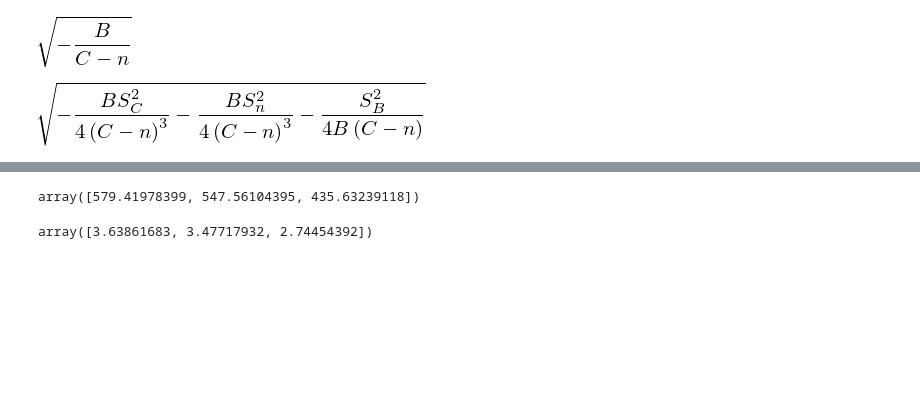
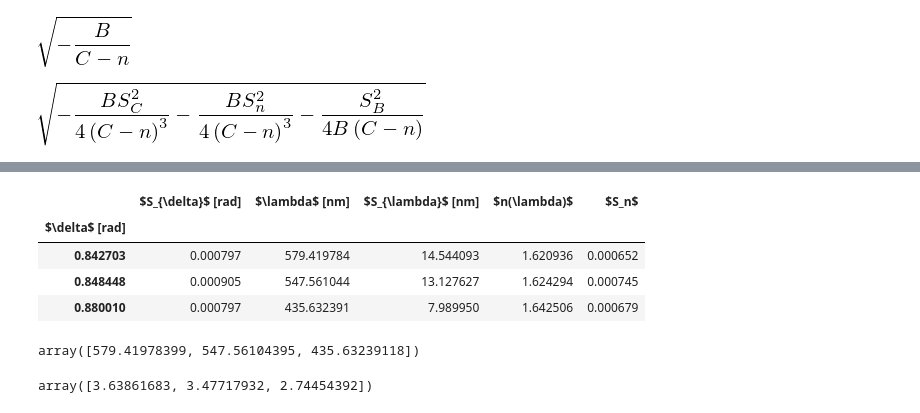
Before and after one commit to Cubedsheep/experimentele-basistechnieken, a Jupyter notebook: spectrometer/spectrometer.ipynb, the cells around one changed output, grey strips where cells are left out. Saved outputs shown, nothing was run; the diff lists cells and outputs as text; code cells hidden in the pictures; blank space fills up the shorter version.

Commit message:
schematische voorstelling analoge spectrometer en aanpassingen aan notebook spectrometer om latex tabellen met data te exporteren

```diff
--- a/spectrometer/spectrometer.ipynb
+++ b/spectrometer/spectrometer.ipynb
@@ -186,6 +213,8 @@ n_num = sp.lambdify([delta, alfa], n, "numpy")(mean, ALPHA*np.ones_like(mean))
 # bereken de fout op elke hoek, rekening houdend met de systematische fout
 sys_fout = DMS_to_rad(0, 3)/np.sqrt(3)*np.sqrt(2)
 errors = np.array([max(sys_fout/np.sqrt(len(lijnen[i])), stdv[i]) for i in range(3)])
+# breng fout op nulhoek in rekening
+errors = np.sqrt(errors**2 + sys_fout**2)
 # bereken de fouten op n
 S_n = sp.lambdify([alfa, delta, dalfa, ddelta], dn, "numpy")(ALPHA*np.ones_like(mean), mean, errors, np.zeros_like(mean))
 # %%
@@ -194,3 +223,10 @@ B_num, C_num = (fit[0][0], fit[0][1])
 S_B_num, S_C_num = np.sqrt(np.array([fit[1][0,0], fit[1][1,1]]))
 LAMBDA = sp.lambdify(sym, cauchy_inv, "numpy")(B_num*np.ones_like(n_num), C_num*np.ones_like(n_num), n_num)
 S_LAMBDA = sp.lambdify(sym + S_sym, S_lam, "numpy")(B_num*np.ones_like(n_num), C_num*np.ones_like(n_num), n_num, S_B_num*np.ones_like(n_num), S_C_num*np.ones_like(n_num), S_n)
+# %%
+df = pd.DataFrame([mean, errors, LAMBDA, S_LAMBDA, n_num, S_n])
+df = df.transpose()
+df.columns = ["$\delta$ [rad]", "$S_{\delta}$ [rad]", "$\lambda$ [nm]", "$S_{\lambda}$ [nm]", "$n(\lambda)$", "$S_n$"]
+df.index = df["$\delta$ [rad]"]
+del df["$\delta$ [rad]"]
+print(df.round(4).to_latex())
@@ -197,3 +244,11 @@ S_LAMBDA = sp.lambdify(sym + S_sym, S_lam, "numpy")(B_num*np.ones_like(n_num), C
+# %%
+df
+# %% [output]
+|  | $S_{\delta}$ [rad] | $\lambda$ [nm] | $S_{\lambda}$ [nm] | $n(\lambda)$ | $S_n$ |
+| $\delta$ [rad] |  |  |  |  |  |
+| 0.842703 | 0.000797 | 579.419784 | 14.544093 | 1.620936 | 0.000652 |
+| 0.848448 | 0.000905 | 547.561044 | 13.127627 | 1.624294 | 0.000745 |
+| 0.880010 | 0.000797 | 435.632391 | 7.989950 | 1.642506 | 0.000679 |
 # %%
 display(LAMBDA, np.sqrt(S_LAMBDA))
 # %% [output]
```
Also changed, not shown: parts of 12 cells of this notebook, 8 other files.
